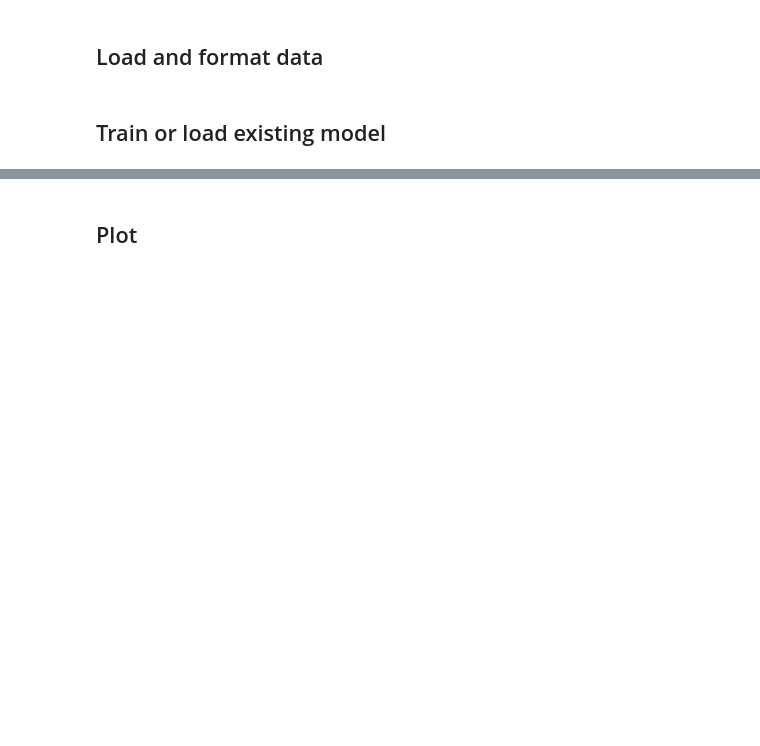
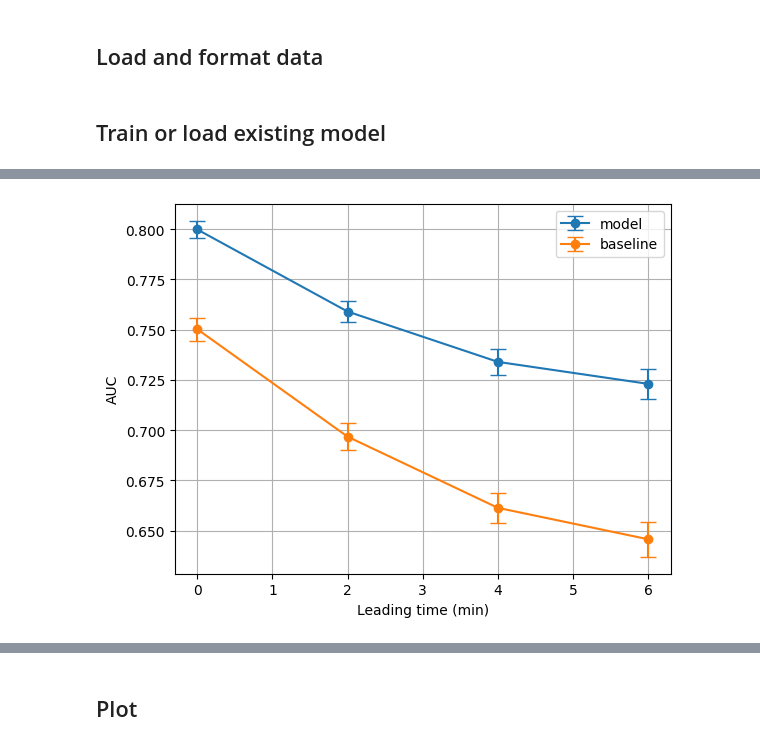
Before and after one commit to BobAubouin/hypotension_pred, a Jupyter notebook: scripts/experiments/study_leading_time.ipynb, the cells around one changed output, grey strips where cells are left out. Saved outputs shown, nothing was run; the diff lists cells and outputs as text; code cells hidden in the pictures; blank space fills up the shorter version.

```diff
--- a/scripts/experiments/study_leading_time.ipynb
+++ b/scripts/experiments/study_leading_time.ipynb
@@ -49,3 +161,33 @@ data.preop_htn = data.preop_htn.astype(int)
+# %%
+xgboost_auc_list, baseline_auc_list, lead_time_list = [], [], []
+xgboost_auc_std_list, baseline_auc_std_list = [], []
+
+for leading_time in range(0,7,2):
+    lead_time_list.append(leading_time)
+    roc_results = result_folder / f"xgboost_roc_lead_{leading_time}.csv"
+    df_results = pd.read_csv(roc_results)
+    xgboost_auc_list.append(df_results.auc[0])
+    xgboost_auc_std_list.append(df_results.auc_std[0])
+
+    roc_results = result_folder / f"baseline_roc_lead_{leading_time}.csv"
+    df_results = pd.read_csv(roc_results)
+    baseline_auc_list.append(df_results.auc[0])
+    baseline_auc_std_list.append(df_results.auc_std[0])
+
+
+plt.errorbar(lead_time_list, xgboost_auc_list,xgboost_auc_std_list, fmt='-o', label='model', capsize=6)
+plt.errorbar(lead_time_list, baseline_auc_list, baseline_auc_std_list, fmt='-o', label='baseline', capsize=6)
+plt.xlabel('Leading time (min)')
+plt.ylabel('AUC')
+plt.grid()
+plt.legend()
+plt.show()
+
+#save the data
+auc_df = pd.DataFrame({'lead_time': lead_time_list, 'xgboost_auc': xgboost_auc_list, 'xgboost_auc_std': xgboost_auc_std_list, 'baseline_auc': baseline_auc_list, 'baseline_auc_std': baseline_auc_std_list})
+auc_df.to_csv(result_folder / 'auc_lead_time.csv', index=False)
+# %% [output]
+[figure, added]
 # %%
 # control reproducibility
 rng_seed = 42
```
Also changed, not shown: parts of 4 cells of this notebook, 1 other file.
